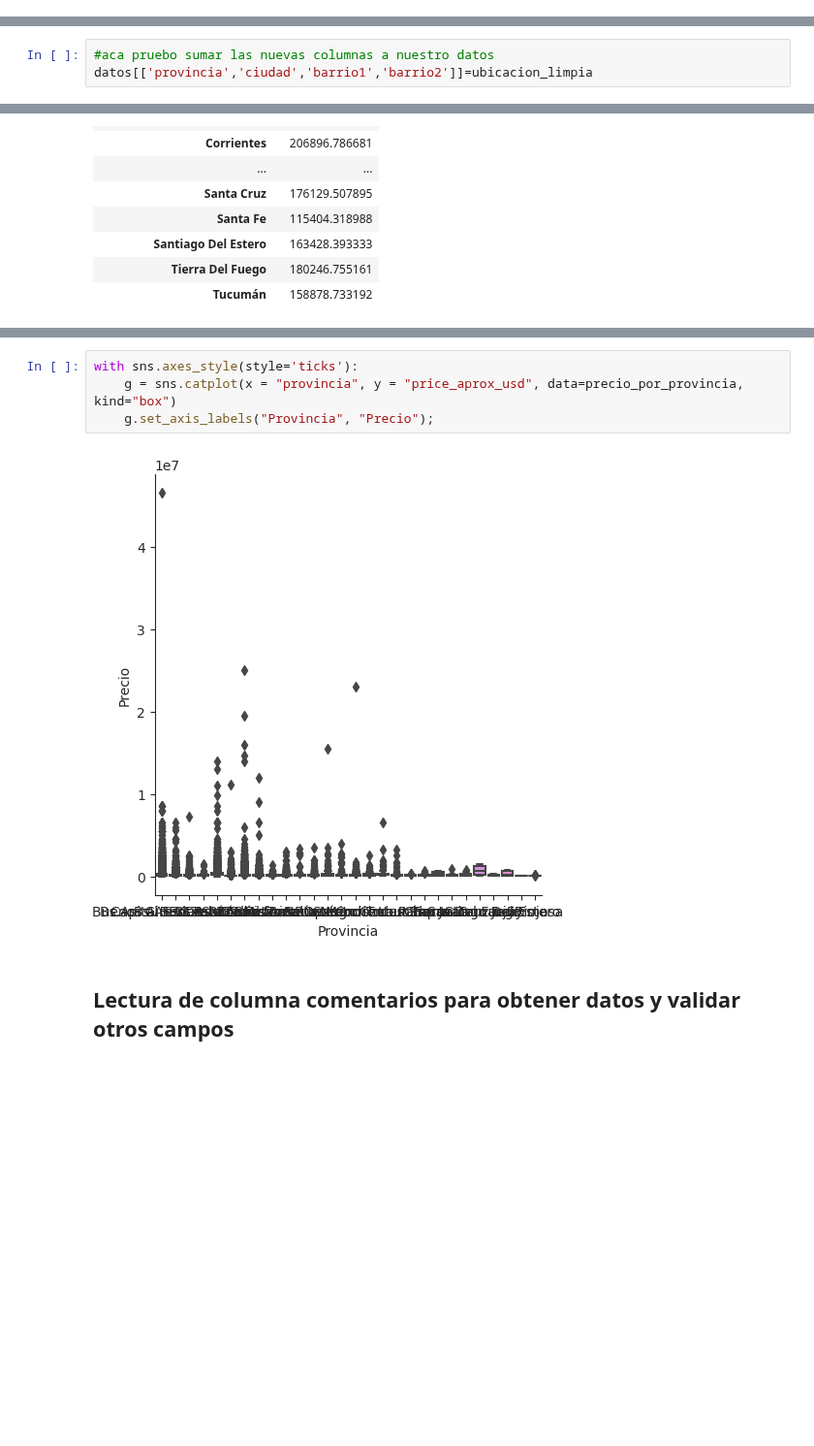
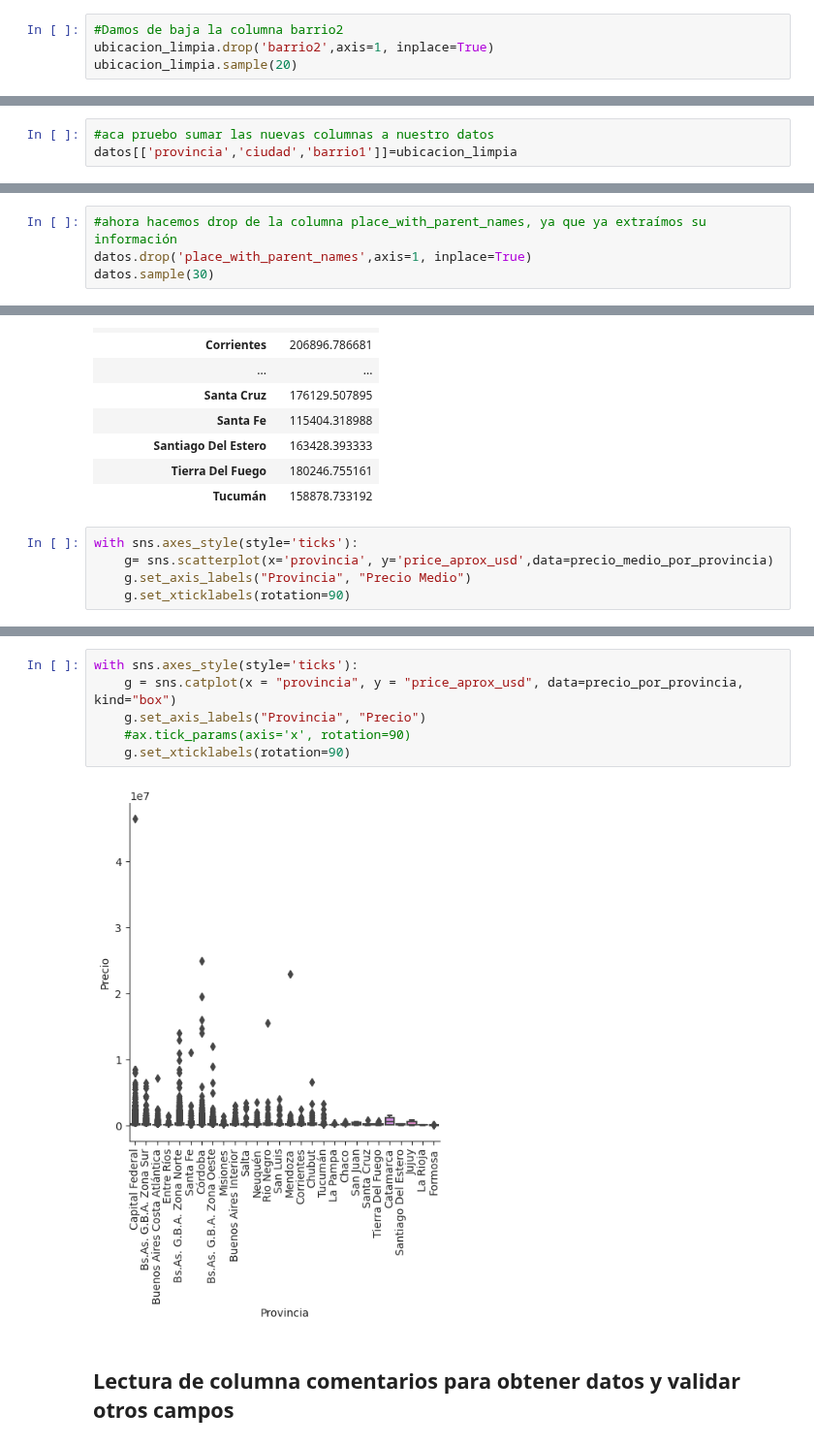
Before and after one commit to Facundo-Peloso/DH-TP-1---Grupo-10, a Jupyter notebook: Main-TP1 copy.ipynb, the cells around one changed output, grey strips where cells are left out. Shown at 97% size. Saved outputs shown, nothing was run; the diff lists cells and outputs as text; blank space fills up the shorter version.

```diff
--- a/Main-TP1 copy.ipynb
+++ b/Main-TP1 copy.ipynb
@@ -559,0 +609,4 @@ Name: barrio2, dtype: int64
+# %%
+#Damos de baja la columna barrio2
+ubicacion_limpia.drop('barrio2',axis=1, inplace=True)
+ubicacion_limpia.sample(20)
@@ -560,3 +631,3 @@ Name: barrio2, dtype: int64
 # %%
 #aca pruebo sumar las nuevas columnas a nuestro datos
-datos[['provincia','ciudad','barrio1','barrio2']]=ubicacion_limpia
+datos[['provincia','ciudad','barrio1']]=ubicacion_limpia
@@ -582,0 +634,4 @@ datos.sample(30)
+# %%
+#ahora hacemos drop de la columna place_with_parent_names, ya que ya extraímos su información
+datos.drop('place_with_parent_names',axis=1, inplace=True)
+datos.sample(30)
@@ -931,3 +1037,8 @@ precio_medio_por_provincia
 | Santiago Del Estero | 163428.393333 |
 | Tierra Del Fuego | 180246.755161 |
 | Tucumán | 158878.733192 |
+# %%
+with sns.axes_style(style='ticks'):
+    g= sns.scatterplot(x='provincia', y='price_aprox_usd',data=precio_medio_por_provincia)
+    g.set_axis_labels("Provincia", "Precio Medio")
+    g.set_xticklabels(rotation=90)
@@ -934,9 +1048,11 @@ precio_medio_por_provincia
 # %%
 with sns.axes_style(style='ticks'):
     g = sns.catplot(x = "provincia", y = "price_aprox_usd", data=precio_por_provincia, kind="box")
-    g.set_axis_labels("Provincia", "Precio");
+    g.set_axis_labels("Provincia", "Precio")
+    #ax.tick_params(axis='x', rotation=90)
+    g.set_xticklabels(rotation=90)
 # %% [output]
-[figure, old version]
+[figure, new version]
 # %% [markdown]
 ## Lectura de columna comentarios para obtener datos y validar otros campos
 # %% [markdown]
```
Also changed, not shown: parts of 25 cells of this notebook, 2 other files.
